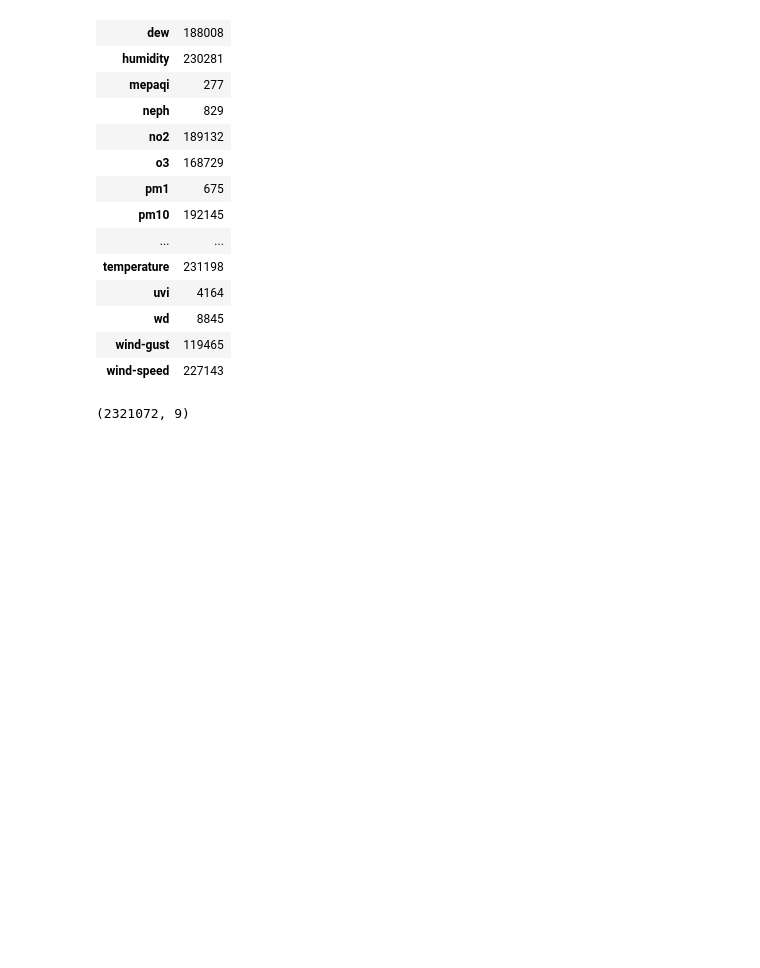
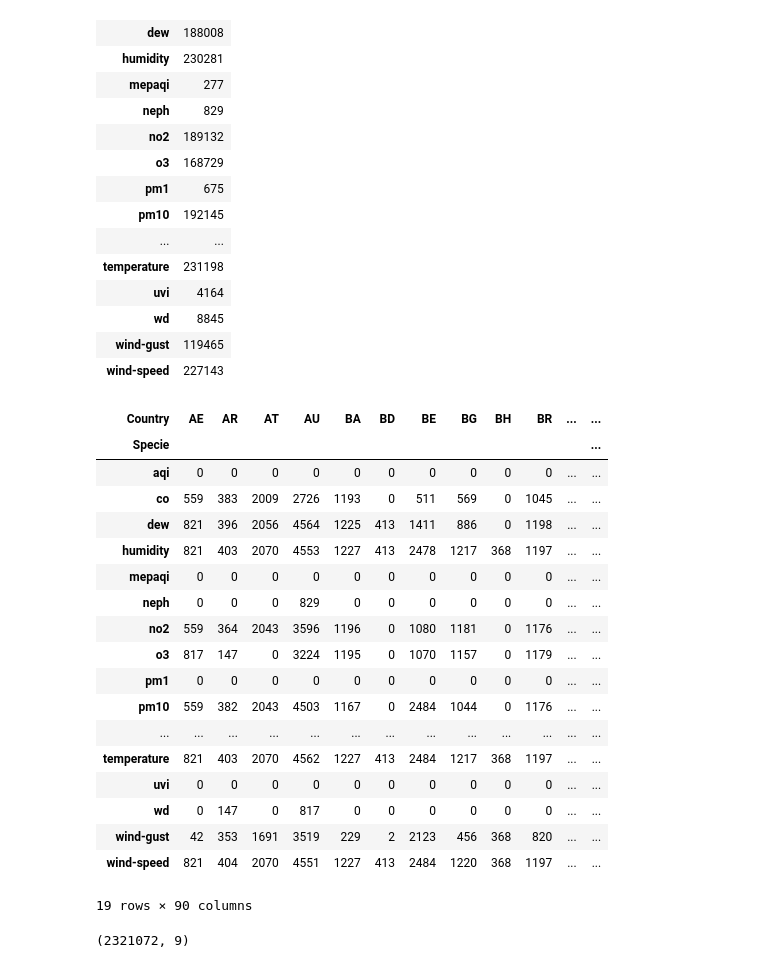
Before and after one commit to Mareike-K/portfoliokurs, a Jupyter notebook: mareiketest.ipynb, the cells around one changed output. Drawn from its saved outputs; the diff is of its cells as text; code cells hidden in the pictures; blank space fills up the shorter version.

```diff
--- a/mareiketest.ipynb
+++ b/mareiketest.ipynb
@@ -42,6 +124,28 @@ pd.crosstab(df['Specie'], 'count')
 | wd | 8845 |
 | wind-gust | 119465 |
 | wind-speed | 227143 |
+# %%
+pd.crosstab(df['Specie'], df['Country'])
+# %% [output]
+| Country | AE | AR | AT | AU | BA | BD | BE | BG | BH | BR | ... | ... |
+| Specie |  |  |  |  |  |  |  |  |  |  |  | ... |
+| aqi | 0 | 0 | 0 | 0 | 0 | 0 | 0 | 0 | 0 | 0 | ... | ... |
+| co | 559 | 383 | 2009 | 2726 | 1193 | 0 | 511 | 569 | 0 | 1045 | ... | ... |
+| dew | 821 | 396 | 2056 | 4564 | 1225 | 413 | 1411 | 886 | 0 | 1198 | ... | ... |
+| humidity | 821 | 403 | 2070 | 4553 | 1227 | 413 | 2478 | 1217 | 368 | 1197 | ... | ... |
+| mepaqi | 0 | 0 | 0 | 0 | 0 | 0 | 0 | 0 | 0 | 0 | ... | ... |
+| neph | 0 | 0 | 0 | 829 | 0 | 0 | 0 | 0 | 0 | 0 | ... | ... |
+| no2 | 559 | 364 | 2043 | 3596 | 1196 | 0 | 1080 | 1181 | 0 | 1176 | ... | ... |
+| o3 | 817 | 147 | 0 | 3224 | 1195 | 0 | 1070 | 1157 | 0 | 1179 | ... | ... |
+| pm1 | 0 | 0 | 0 | 0 | 0 | 0 | 0 | 0 | 0 | 0 | ... | ... |
+| pm10 | 559 | 382 | 2043 | 4503 | 1167 | 0 | 2484 | 1044 | 0 | 1176 | ... | ... |
+| ... | ... | ... | ... | ... | ... | ... | ... | ... | ... | ... | ... | ... |
+| temperature | 821 | 403 | 2070 | 4562 | 1227 | 413 | 2484 | 1217 | 368 | 1197 | ... | ... |
+| uvi | 0 | 0 | 0 | 0 | 0 | 0 | 0 | 0 | 0 | 0 | ... | ... |
+| wd | 0 | 147 | 0 | 817 | 0 | 0 | 0 | 0 | 0 | 0 | ... | ... |
+| wind-gust | 42 | 353 | 1691 | 3519 | 229 | 2 | 2123 | 456 | 368 | 820 | ... | ... |
+| wind-speed | 821 | 404 | 2070 | 4551 | 1227 | 413 | 2484 | 1220 | 368 | 1197 | ... | ... |
+19 rows × 90 columns
 # %%
 df.shape
 # %% [output]
```
Also changed, not shown: parts of 9 cells of this notebook.
